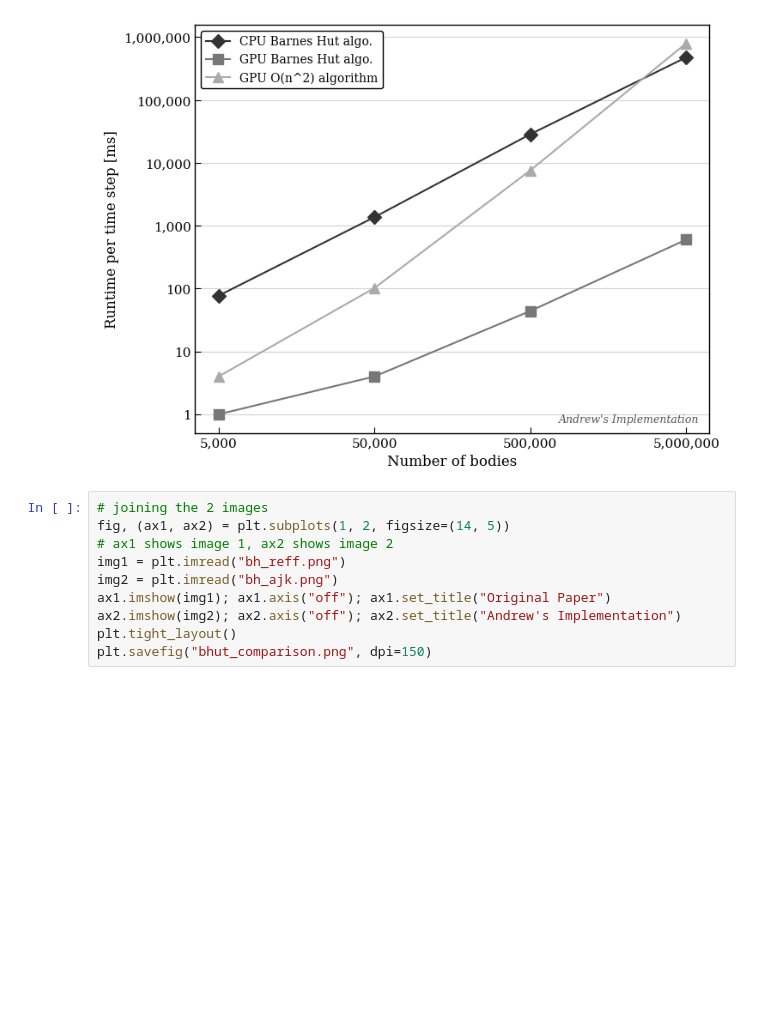
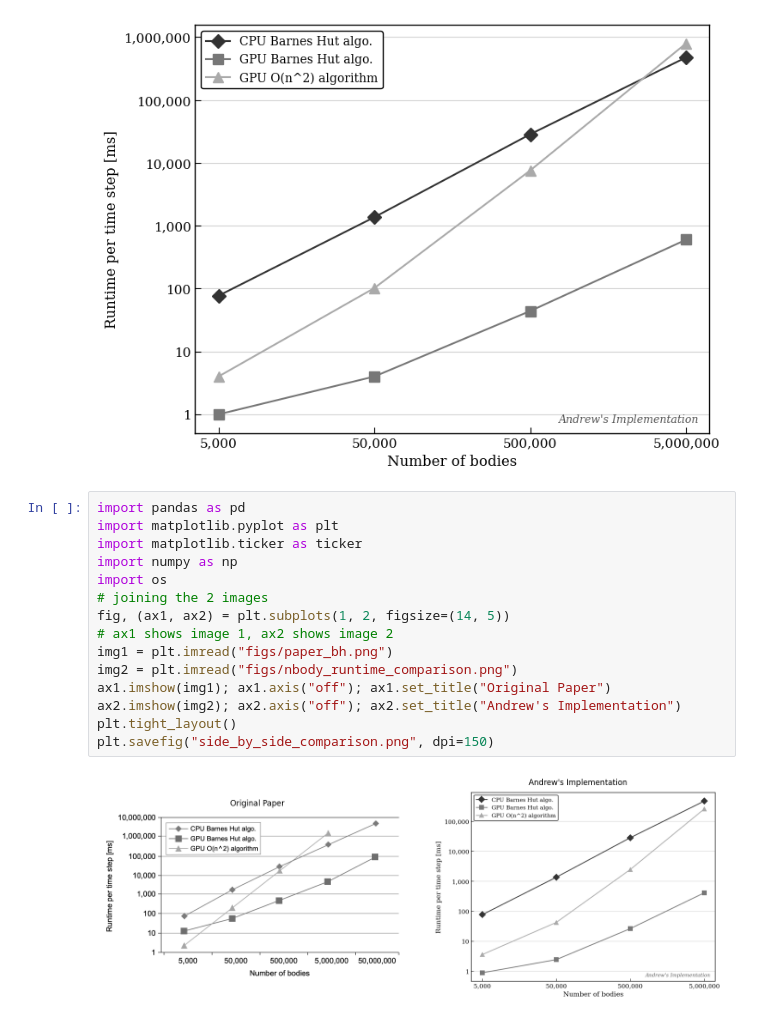
Before and after one commit to Andrew-Koulogeorge/barnes-hut, a Jupyter notebook: results/analysis.ipynb, the cells around one changed output. Cells and saved outputs as stored; diff of their text form; blank space fills up the shorter version.

```diff
--- a/results/analysis.ipynb
+++ b/results/analysis.ipynb
@@ -1107,12 +1109,19 @@ plt.show()
 Plot saved to: /Users/andrewkoulogeorge/Desktop/Parallel/barnes-hut/results/nbody_runtime_comparison.png
 [figure]
 # %%
+import pandas as pd
+import matplotlib.pyplot as plt
+import matplotlib.ticker as ticker
+import numpy as np
+import os
 # joining the 2 images
 fig, (ax1, ax2) = plt.subplots(1, 2, figsize=(14, 5))
 # ax1 shows image 1, ax2 shows image 2
-img1 = plt.imread("bh_reff.png")
-img2 = plt.imread("bh_ajk.png")
+img1 = plt.imread("figs/paper_bh.png")
+img2 = plt.imread("figs/nbody_runtime_comparison.png")
 ax1.imshow(img1); ax1.axis("off"); ax1.set_title("Original Paper")
 ax2.imshow(img2); ax2.axis("off"); ax2.set_title("Andrew's Implementation")
 plt.tight_layout()
-plt.savefig("bhut_comparison.png", dpi=150)
+plt.savefig("side_by_side_comparison.png", dpi=150)
+# %% [output]
+[figure, added]
```
Also changed, not shown: parts of 12 cells of this notebook, 51 other files.
